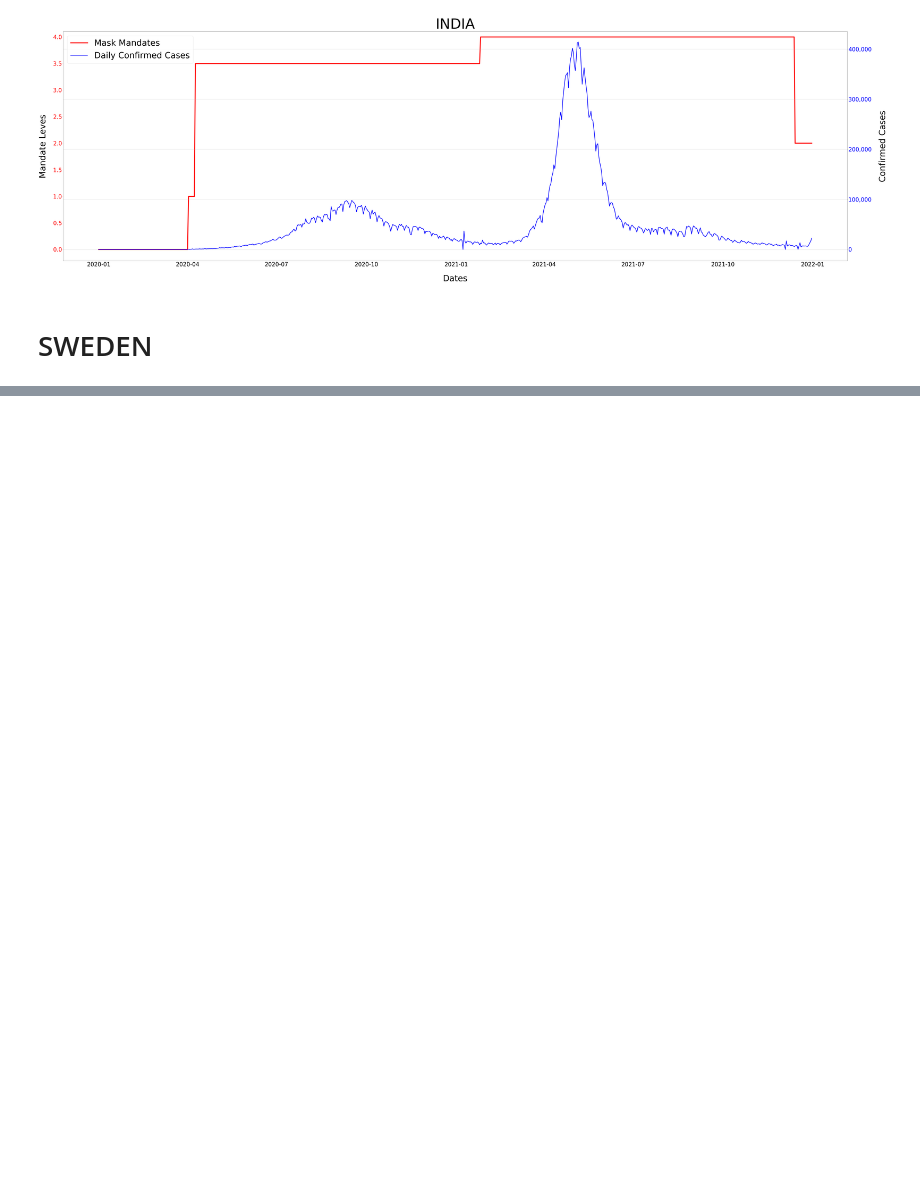
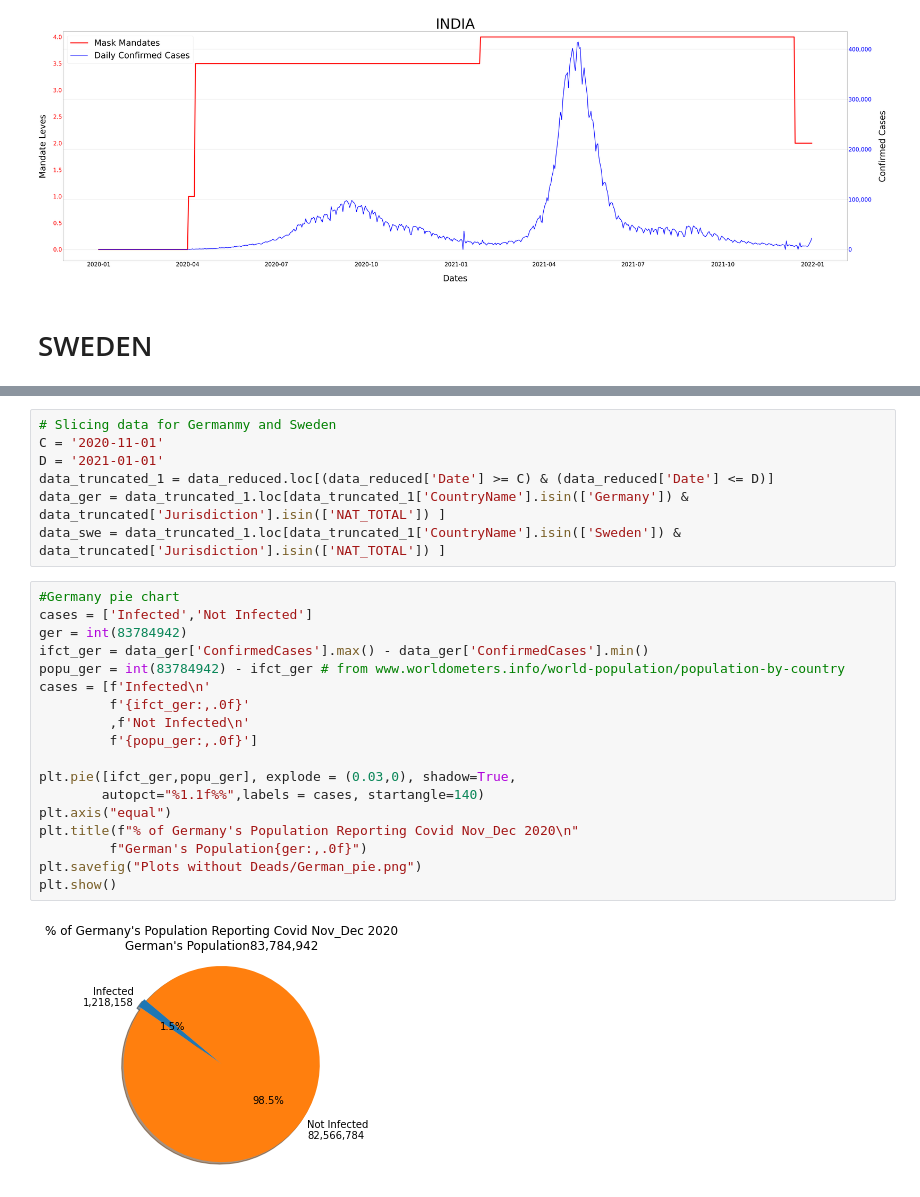
Before and after one commit to ranusuri/Team-A-Project-1, a Jupyter notebook: andres_pulido/six_countries.ipynb, the cells around one changed output, grey strips where cells are left out. Drawn from its saved outputs; the diff is of its cells as text; blank space fills up the shorter version.

Commit message:
Pie plots for Germany and Sweden were added.

```diff
--- a/andres_pulido/six_countries.ipynb
+++ b/andres_pulido/six_countries.ipynb
@@ -306,2 +306,29 @@ plt.savefig("Sweden.png")
 # %% [output]
 [figure]
+# %%
+# Slicing data for Germanmy and Sweden
+C = '2020-11-01'
+D = '2021-01-01'
+data_truncated_1 = data_reduced.loc[(data_reduced['Date'] >= C) & (data_reduced['Date'] <= D)]
+data_ger = data_truncated_1.loc[data_truncated_1['CountryName'].isin(['Germany']) & data_truncated['Jurisdiction'].isin(['NAT_TOTAL']) ]
+data_swe = data_truncated_1.loc[data_truncated_1['CountryName'].isin(['Sweden']) & data_truncated['Jurisdiction'].isin(['NAT_TOTAL']) ]
+# %%
+#Germany pie chart
+cases = ['Infected','Not Infected']
+ger = int(83784942)
+ifct_ger = data_ger['ConfirmedCases'].max() - data_ger['ConfirmedCases'].min()
+popu_ger = int(83784942) - ifct_ger # from www.worldometers.info/world-population/population-by-country
+cases = [f'Infected\n'
+         f'{ifct_ger:,.0f}'
+         ,f'Not Infected\n'
+         f'{popu_ger:,.0f}']
+
+plt.pie([ifct_ger,popu_ger], explode = (0.03,0), shadow=True,
+        autopct="%1.1f%%",labels = cases, startangle=140)
+plt.axis("equal")
+plt.title(f"% of Germany's Population Reporting Covid Nov_Dec 2020\n"
+         f"German's Population{ger:,.0f}")
+plt.savefig("Plots without Deads/German_pie.png")
+plt.show()
+# %% [output]
+[figure, added]
```
Also changed, not shown: parts of 7 cells of this notebook, 23 other files.
